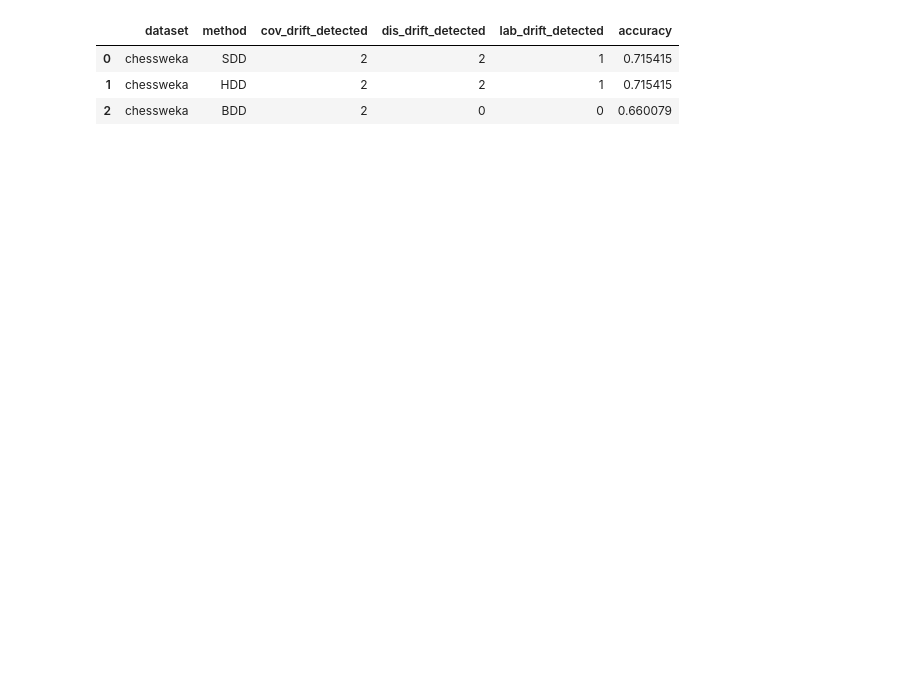
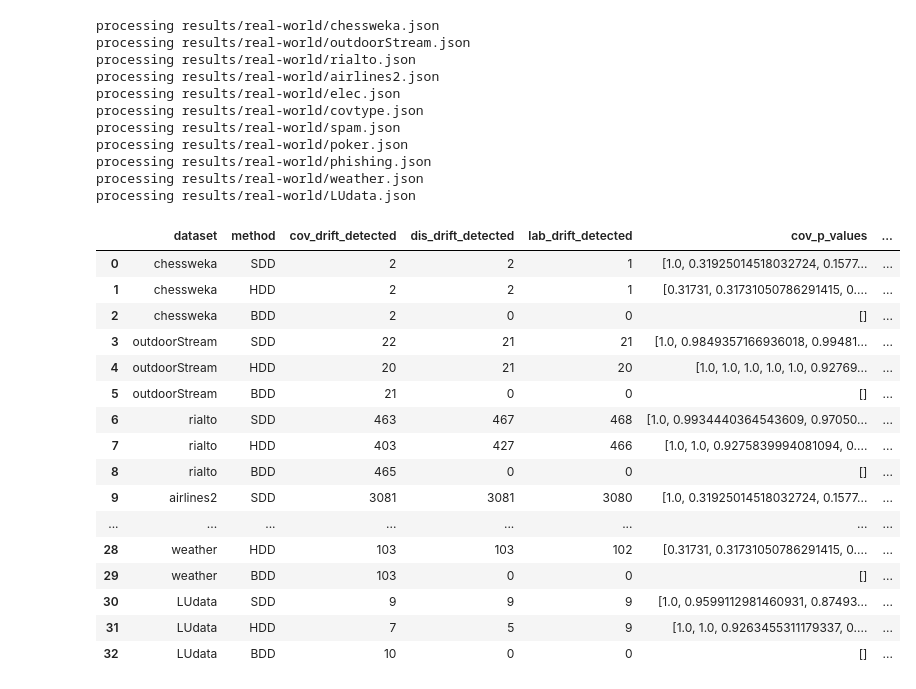
Before and after one commit to dariomalchiodi/occ-drift-detection, a Jupyter notebook: make-tables.ipynb, the cells around one changed output. Cells and saved outputs as stored; diff of their text form; code cells hidden in the pictures; blank space fills up the shorter version.

```diff
--- a/make-tables.ipynb
+++ b/make-tables.ipynb
@@ -4,13 +4,19 @@ import json
 import os
 from pathlib import Path
 
+import matplotlib.pyplot as plt
+import numpy as np
 import pandas as pd
 
 def get_result_df(files):
     result = []
     for file in glob.glob(files):
-        with open(file, 'r') as f:
-            result.extend(json.load(f))
+        print(f'processing {file}')
+        try:
+            with open(file, 'r') as f:
+                result.extend(json.load(f))
+        except Exception:
+            continue
 
     return pd.DataFrame(result)
 
@@ -36,13 +42,37 @@ def get_numdrift_table(df):
 
     return df_drift.pivot('dataset', 'method', 'drift_detected')
 # %%
-real_world_df = get_result_df('newresults/real-world/*.json')
+real_world_df = get_result_df('results/real-world/*.json')
 real_world_df
 # %% [output]
+processing results/real-world/chessweka.json
+processing results/real-world/outdoorStream.json
+processing results/real-world/rialto.json
+processing results/real-world/airlines2.json
+processing results/real-world/elec.json
+processing results/real-world/covtype.json
+processing results/real-world/spam.json
+processing results/real-world/poker.json
+processing results/real-world/phishing.json
+processing results/real-world/weather.json
+processing results/real-world/LUdata.json
-|  | dataset | method | cov_drift_detected | dis_drift_detected | lab_drift_detected | accuracy |
-| 0 | chessweka | SDD | 2 | 2 | 1 | 0.715415 |
-| 1 | chessweka | HDD | 2 | 2 | 1 | 0.715415 |
-| 2 | chessweka | BDD | 2 | 0 | 0 | 0.660079 |
+|  | dataset | method | cov_drift_detected | dis_drift_detected | lab_drift_detected | cov_p_values | ... |
+| 0 | chessweka | SDD | 2 | 2 | 1 | [1.0, 0.31925014518032724, 0.1577... | ... |
+| 1 | chessweka | HDD | 2 | 2 | 1 | [0.31731, 0.31731050786291415, 0.... | ... |
+| 2 | chessweka | BDD | 2 | 0 | 0 | [] | ... |
+| 3 | outdoorStream | SDD | 22 | 21 | 21 | [1.0, 0.9849357166936018, 0.99481... | ... |
+| 4 | outdoorStream | HDD | 20 | 21 | 20 | [1.0, 1.0, 1.0, 1.0, 1.0, 0.92769... | ... |
+| 5 | outdoorStream | BDD | 21 | 0 | 0 | [] | ... |
+| 6 | rialto | SDD | 463 | 467 | 468 | [1.0, 0.9934440364543609, 0.97050... | ... |
+| 7 | rialto | HDD | 403 | 427 | 466 | [1.0, 1.0, 0.9275839994081094, 0.... | ... |
+| 8 | rialto | BDD | 465 | 0 | 0 | [] | ... |
+| 9 | airlines2 | SDD | 3081 | 3081 | 3080 | [1.0, 0.31925014518032724, 0.1577... | ... |
+| ... | ... | ... | ... | ... | ... | ... | ... |
+| 28 | weather | HDD | 103 | 103 | 102 | [0.31731, 0.31731050786291415, 0.... | ... |
+| 29 | weather | BDD | 103 | 0 | 0 | [] | ... |
+| 30 | LUdata | SDD | 9 | 9 | 9 | [1.0, 0.9599112981460931, 0.87493... | ... |
+| 31 | LUdata | HDD | 7 | 5 | 9 | [1.0, 1.0, 0.9263455311179337, 0.... | ... |
+| 32 | LUdata | BDD | 10 | 0 | 0 | [] | ... |
 # %%
 get_accuracy_table(real_world_df)
 # %% [output]
```
Also changed, not shown: parts of 28 cells of this notebook, 2 other files.
